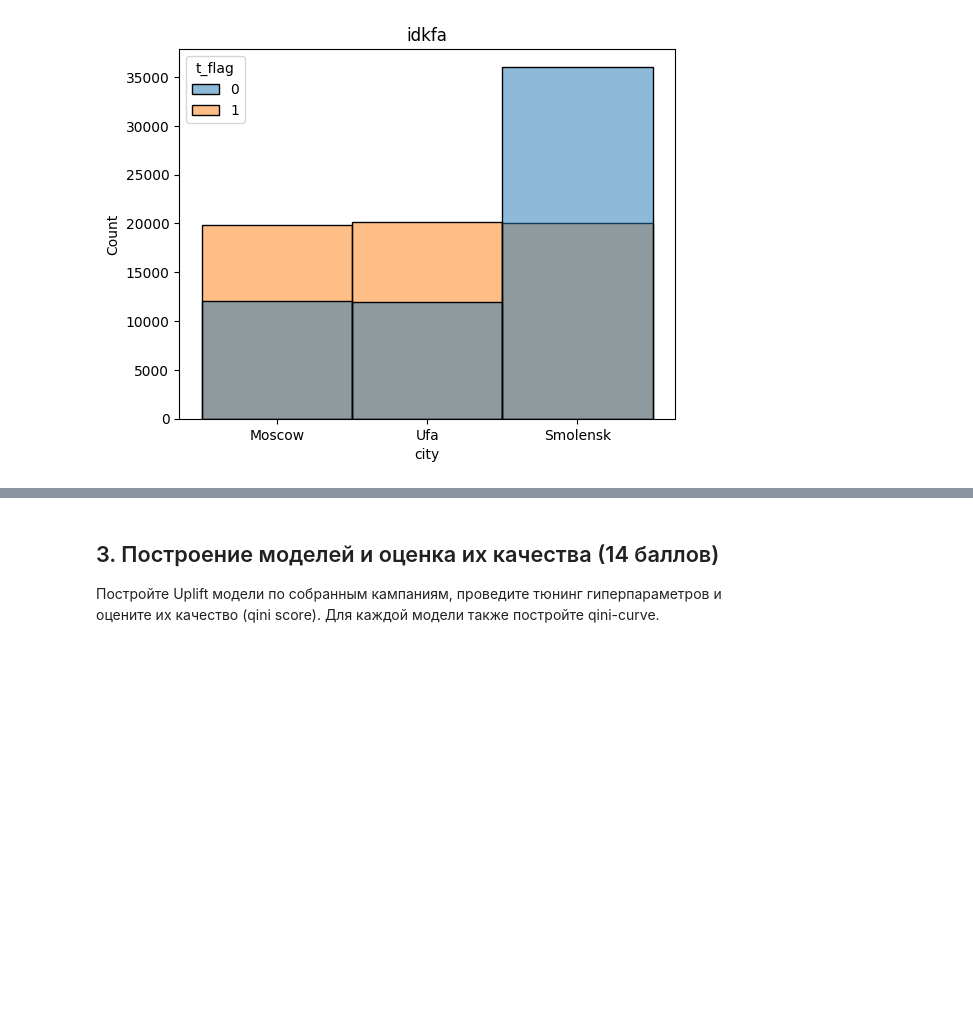
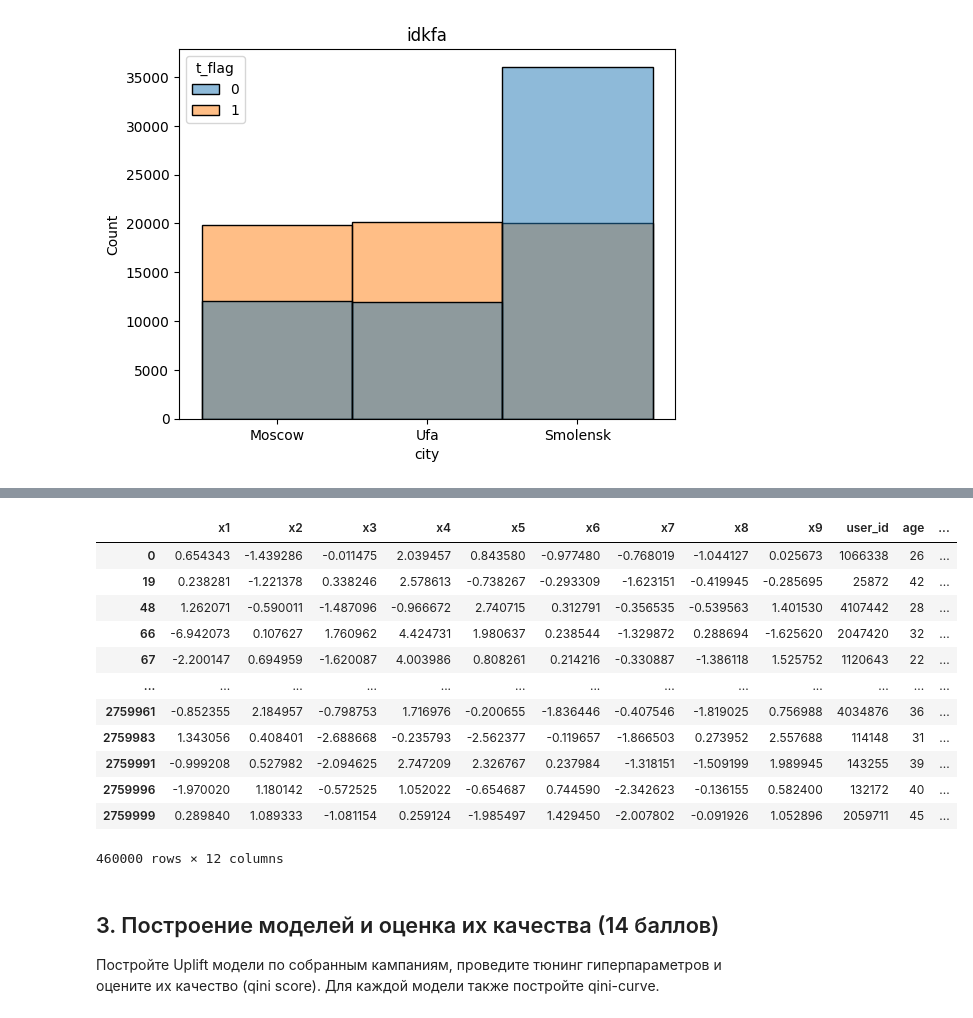
Before and after one commit to vasilyryabtsev/ml-hse-24-25, a Jupyter notebook: HW6_Uplift/AI_HW6_uplift.ipynb, the cells around one changed output, grey strips where cells are left out. Saved outputs shown, nothing was run; the diff lists cells and outputs as text; code cells hidden in the pictures; blank space fills up the shorter version.

```diff
--- a/HW6_Uplift/AI_HW6_uplift.ipynb
+++ b/HW6_Uplift/AI_HW6_uplift.ipynb
@@ -735,3 +765,20 @@ for campaign in campaigns_contracts_features.campaing_id.unique():
+# %%
+Xtest = features[(features['report_dt'].dt.year == 2025) & (features['report_dt'].dt.month == 1)].drop('report_dt', axis=1)
+Xtest
+# %% [output]
+|  | x1 | x2 | x3 | x4 | x5 | x6 | x7 | x8 | x9 | user_id | age | ... |
+| 0 | 0.654343 | -1.439286 | -0.011475 | 2.039457 | 0.843580 | -0.977480 | -0.768019 | -1.044127 | 0.025673 | 1066338 | 26 | ... |
+| 19 | 0.238281 | -1.221378 | 0.338246 | 2.578613 | -0.738267 | -0.293309 | -1.623151 | -0.419945 | -0.285695 | 25872 | 42 | ... |
+| 48 | 1.262071 | -0.590011 | -1.487096 | -0.966672 | 2.740715 | 0.312791 | -0.356535 | -0.539563 | 1.401530 | 4107442 | 28 | ... |
+| 66 | -6.942073 | 0.107627 | 1.760962 | 4.424731 | 1.980637 | 0.238544 | -1.329872 | 0.288694 | -1.625620 | 2047420 | 32 | ... |
+| 67 | -2.200147 | 0.694959 | -1.620087 | 4.003986 | 0.808261 | 0.214216 | -0.330887 | -1.386118 | 1.525752 | 1120643 | 22 | ... |
+| ... | ... | ... | ... | ... | ... | ... | ... | ... | ... | ... | ... | ... |
+| 2759961 | -0.852355 | 2.184957 | -0.798753 | 1.716976 | -0.200655 | -1.836446 | -0.407546 | -1.819025 | 0.756988 | 4034876 | 36 | ... |
+| 2759983 | 1.343056 | 0.408401 | -2.688668 | -0.235793 | -2.562377 | -0.119657 | -1.866503 | 0.273952 | 2.557688 | 114148 | 31 | ... |
+| 2759991 | -0.999208 | 0.527982 | -2.094625 | 2.747209 | 2.326767 | 0.237984 | -1.318151 | -1.509199 | 1.989945 | 143255 | 39 | ... |
+| 2759996 | -1.970020 | 1.180142 | -0.572525 | 1.052022 | -0.654687 | 0.744590 | -2.342623 | -0.136155 | 0.582400 | 132172 | 40 | ... |
+| 2759999 | 0.289840 | 1.089333 | -1.081154 | 0.259124 | -1.985497 | 1.429450 | -2.007802 | -0.091926 | 1.052896 | 2059711 | 45 | ... |
+460000 rows × 12 columns
 # %% [markdown]
 <h2> 3. Построение моделей и оценка их качества (14 баллов)</h2>
 
```
Also changed, not shown: parts of 9 cells of this notebook.
